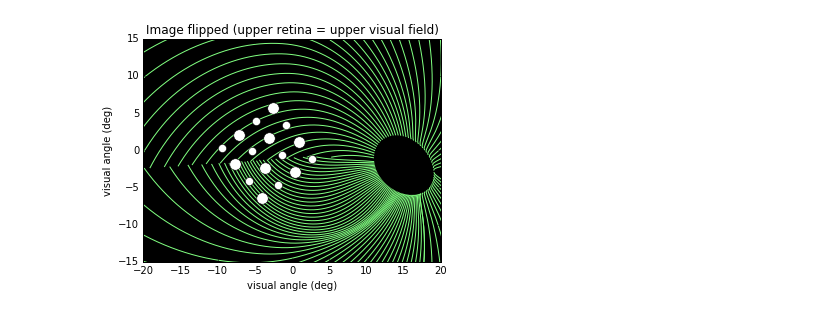
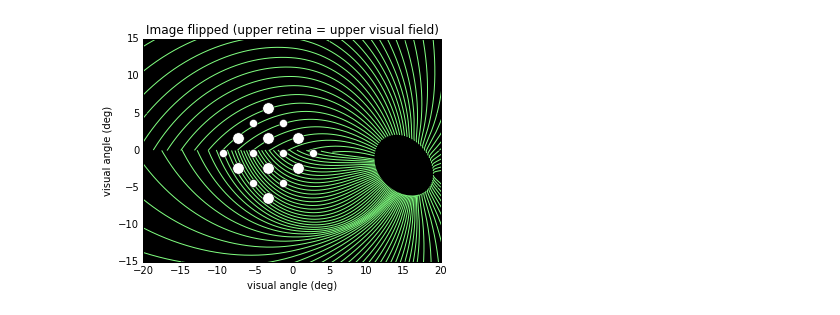
Before and after one commit to pulse2percept/pulse2percept, a Jupyter notebook: examples/notebooks/0.0-example-epiretinal.ipynb, the cells around one changed output. Drawn from its saved outputs; the diff is of its cells as text; code cells hidden in the pictures.

Commit message:
update example ipynb; automate retina filename generation; make axon map user-accessible

```diff
--- a/examples/notebooks/0.0-example-epiretinal.ipynb
+++ b/examples/notebooks/0.0-example-epiretinal.ipynb
@@ -16,23 +10,28 @@ axon_y = np.array(axon_y)
+# %%
+# Create a retina
+r_sampling = 250       # spatial sampling of retina
+axon_lambda = 8        # constant that determines fall-off with axonal distance
+rot = 0 * np.pi / 180  # retina rotation angle
+retina = e2cm.Retina(sampling=r_sampling, axon_lambda=axon_lambda, rot=rot,
+                     xlo=-2500, xhi=2500, ylo=-2500, yhi=2500)
 # %%
 # Place an Argus I array on the retina
-arg_x_center = -940.69
-arg_y_center = 111.15
-arg_h = 0
-arg_rot = 38.0 / 180.0 * np.pi
-argus = e2cm.ArgusI(arg_x_center, arg_y_center, arg_h, arg_rot)
+argus = e2cm.ArgusI(x_center=-900, y_center=110, h=0, rot=np.pi/4)
 # %%
+# Plot axon bundles (plot every 5th for the sake of visualization)
 fig, ax = plt.subplots(1)
 ax.set_axis_bgcolor('black')
-ax.plot(axon_x, -axon_y, c=(0.5, 1, 0.5))
+ax.plot(retina.jan_x[:, ::5], -retina.jan_y[:, ::5], c=(0.5, 1, 0.5))
 
+# Plot location of implant on top of axon bundles
 for e in argus.electrodes:
     ax.plot(e2cm.micron2deg(e.x), -e2cm.micron2deg(e.y), 'ow', markersize=np.sqrt(e.r/2))
 ax.set_aspect('equal')
 ax.set_xlim(-20, 20)
 ax.set_xlabel('visual angle (deg)')
 ax.set_ylim(-15, 15)
 ax.set_ylabel('visual angle (deg)')
 ax.set_title('Image flipped (upper retina = upper visual field)')
 fig.savefig('jansonius_argusI.eps')
 # %% [output]
-[figure, old version]
+[figure, new version]
```
Also changed, not shown: parts of 6 cells of this notebook, 6 other files.
